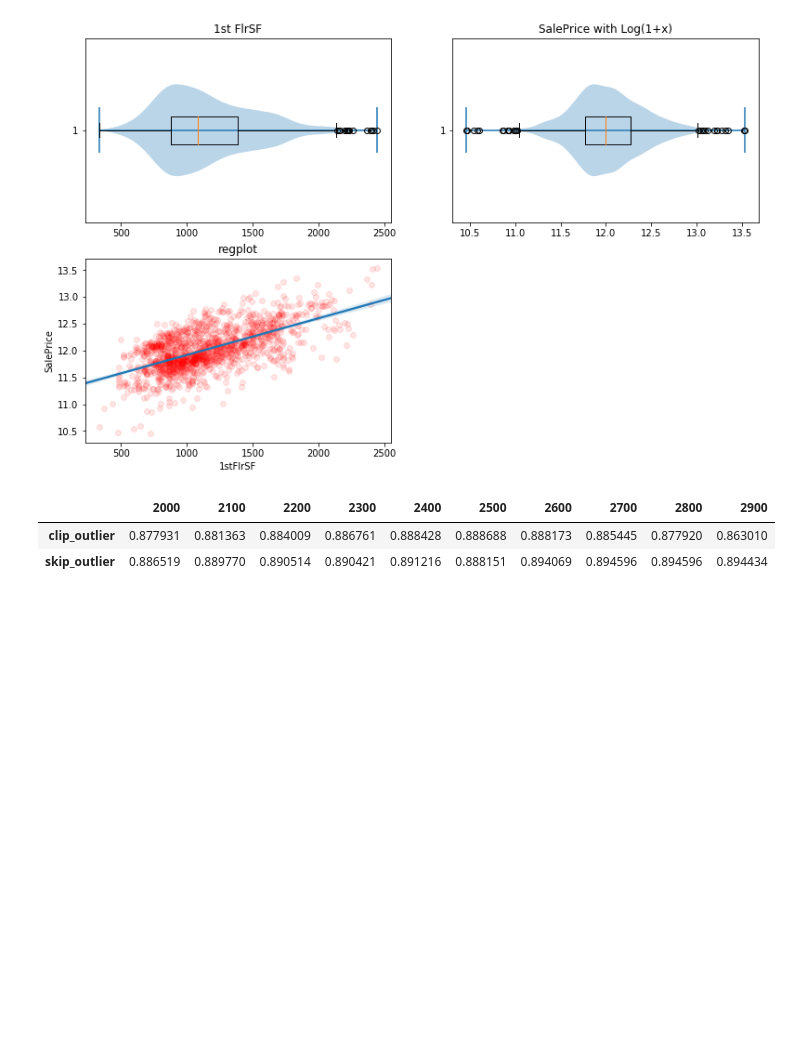
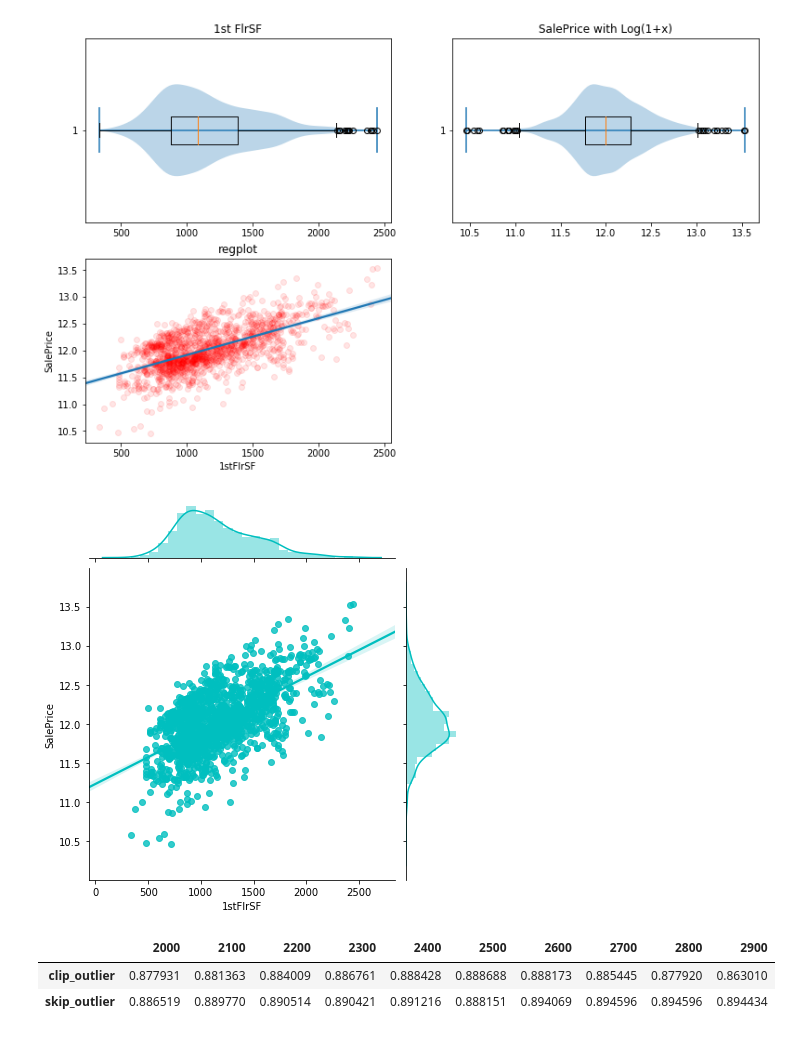
Before and after one commit to crea0414/2nd-ML100Days, a Jupyter notebook: homework/Day_020_HW.ipynb, the cells around one changed output. Cells and saved outputs as stored; diff of their text form; code cells hidden in the pictures; blank space fills up the shorter version.

```diff
--- a/homework/Day_020_HW.ipynb
+++ b/homework/Day_020_HW.ipynb
@@ -216,6 +224,10 @@ plt.title('regplot')
 sns.regplot(df_2['1stFlrSF'], train_Y_2, scatter_kws={'alpha':0.1, 'color':'r'});
 # %% [output]
 [figure]
+# %%
+sns.jointplot(df_2['1stFlrSF'], train_Y_2, kind='reg', color='c', annot_kws={'alpha':0.2});
+# %% [output]
+[figure, added]
 # %%
 summary = pd.concat([clip_result, skip_result], ignore_index=True)
 summary.index = ['clip_outlier', 'skip_outlier']
```
Also changed, not shown: parts of 2 cells of this notebook.
